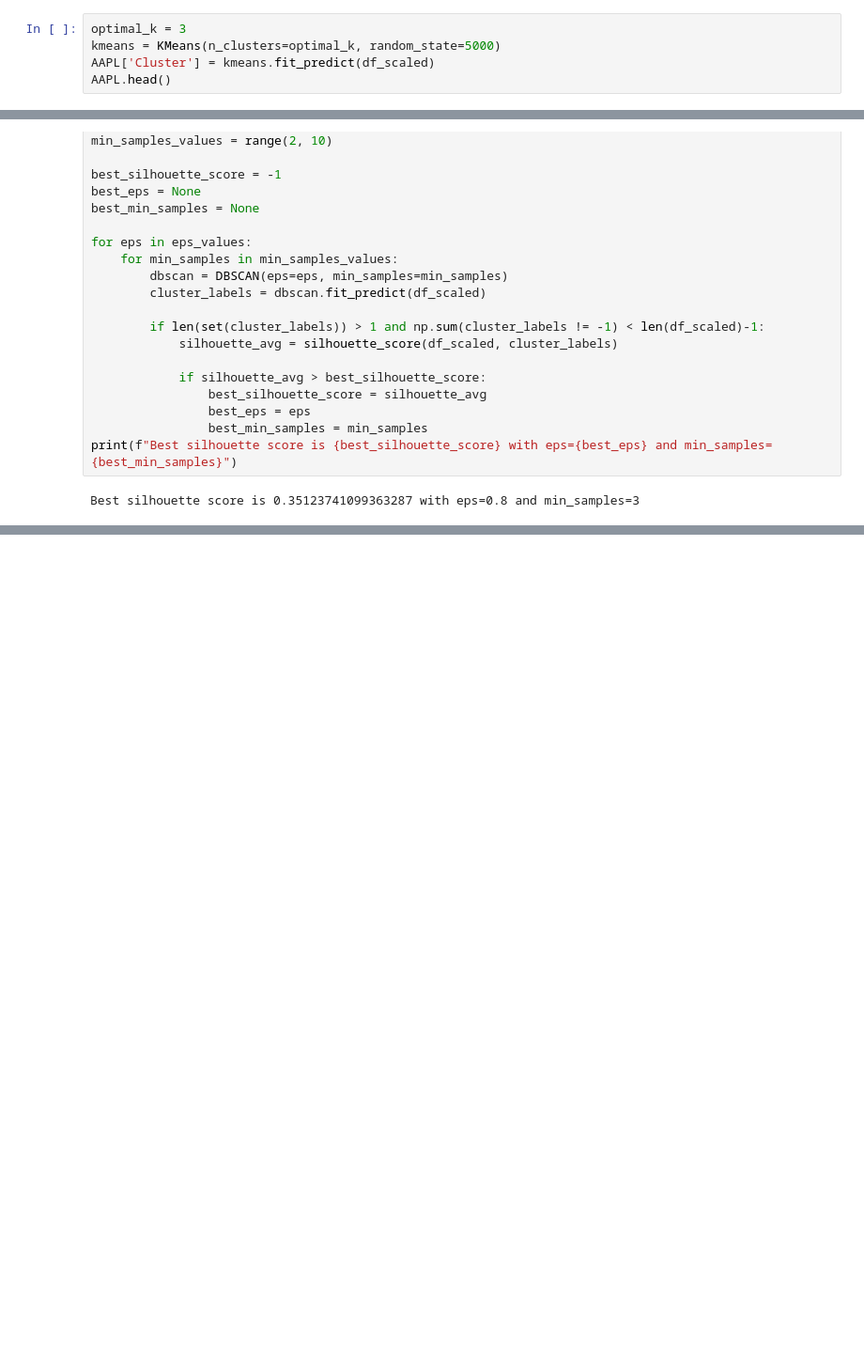
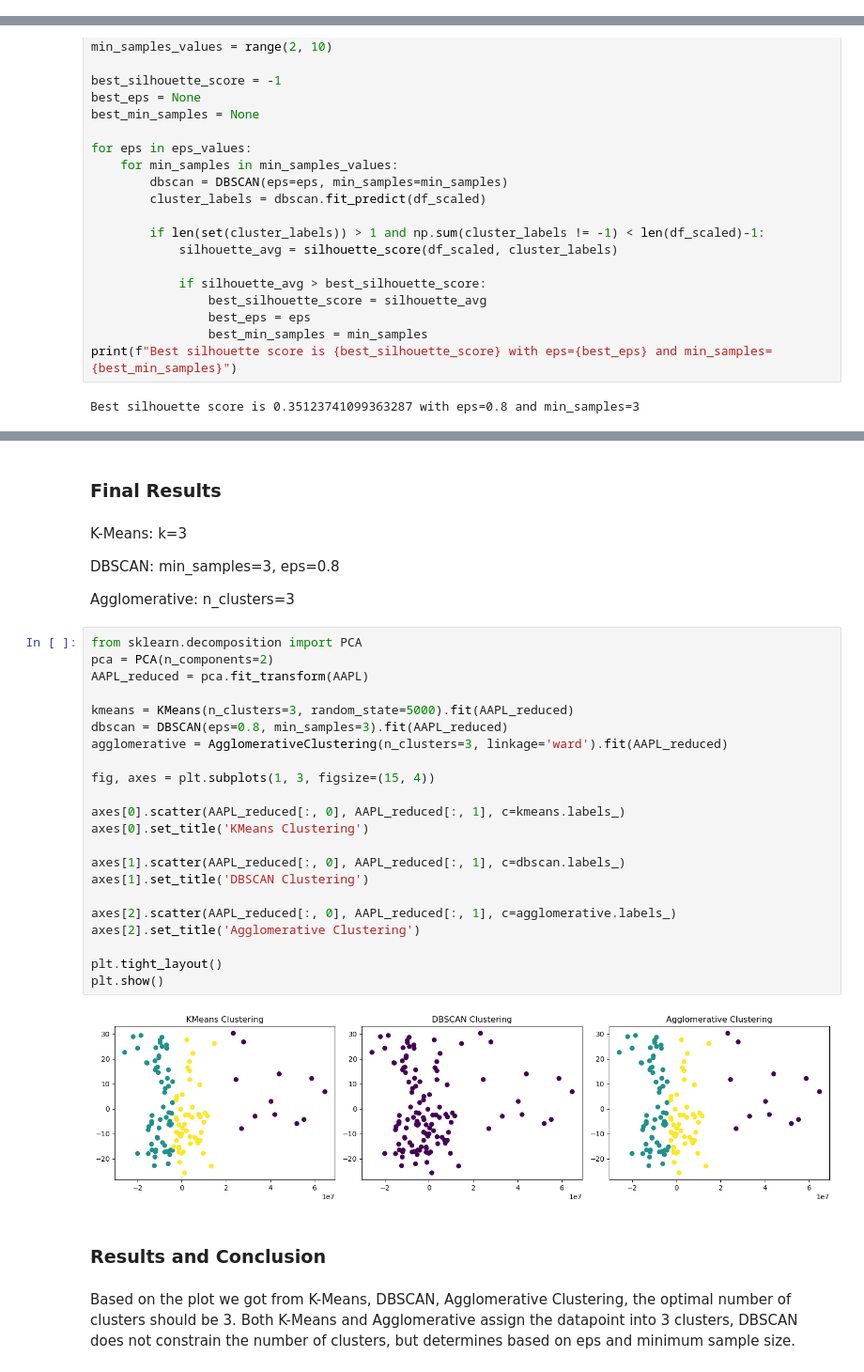
Before and after one commit to anly501/dsan-5000-project-rongmusun, a Jupyter notebook: my_website/Clustering.ipynb, the cells around one changed output, grey strips where cells are left out. Shown at 94% size. Cells and saved outputs as stored; diff of their text form; blank space fills up the shorter version.

Commit message:
clustering

```diff
--- a/my_website/Clustering.ipynb
+++ b/my_website/Clustering.ipynb
@@ -80,8 +80,3 @@ plt.show()
 [figure]
 # %% [markdown]
 The optimal number of clusters is 3
-# %%
-optimal_k = 3
-kmeans = KMeans(n_clusters=optimal_k, random_state=5000)
-AAPL['Cluster'] = kmeans.fit_predict(df_scaled)
-AAPL.head()
@@ -125,0 +135,36 @@ Best silhouette score is 0.35123741099363287 with eps=0.8 and min_samples=3
+# %% [markdown]
+### Final Results
+# %% [markdown]
+K-Means: k=3
+
+DBSCAN: min_samples=3, eps=0.8
+
+Agglomerative: n_clusters=3
+# %%
+from sklearn.decomposition import PCA
+pca = PCA(n_components=2)
+AAPL_reduced = pca.fit_transform(AAPL)
+
+kmeans = KMeans(n_clusters=3, random_state=5000).fit(AAPL_reduced)
+dbscan = DBSCAN(eps=0.8, min_samples=3).fit(AAPL_reduced)
+agglomerative = AgglomerativeClustering(n_clusters=3, linkage='ward').fit(AAPL_reduced)
+
+fig, axes = plt.subplots(1, 3, figsize=(15, 4))
+
+axes[0].scatter(AAPL_reduced[:, 0], AAPL_reduced[:, 1], c=kmeans.labels_)
+axes[0].set_title('KMeans Clustering')
+
+axes[1].scatter(AAPL_reduced[:, 0], AAPL_reduced[:, 1], c=dbscan.labels_)
+axes[1].set_title('DBSCAN Clustering')
+
+axes[2].scatter(AAPL_reduced[:, 0], AAPL_reduced[:, 1], c=agglomerative.labels_)
+axes[2].set_title('Agglomerative Clustering')
+
+plt.tight_layout()
+plt.show()
+# %% [output]
+[figure, added]
+# %% [markdown]
+### Results and Conclusion
+# %% [markdown]
+Based on the plot we got from K-Means, DBSCAN, Agglomerative Clustering, the optimal number of clusters should be 3. Both K-Means and Agglomerative assign the datapoint into 3 clusters, DBSCAN does not constrain the number of clusters, but determines based on eps and minimum sample size.
```
Also changed, not shown: parts of 4 cells of this notebook.
